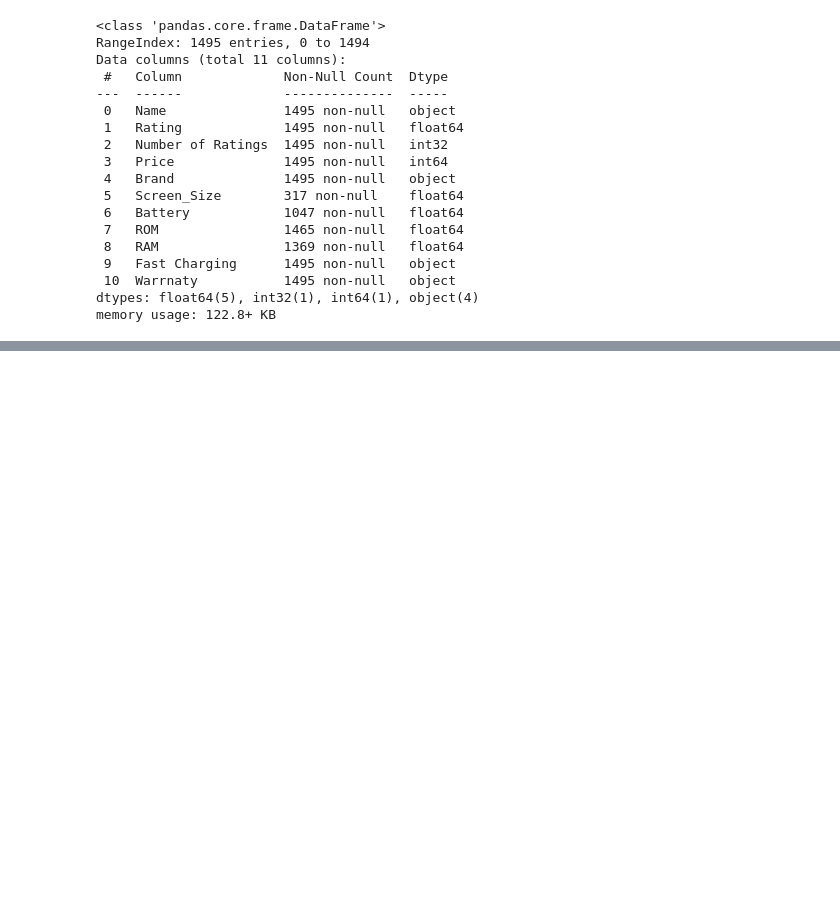
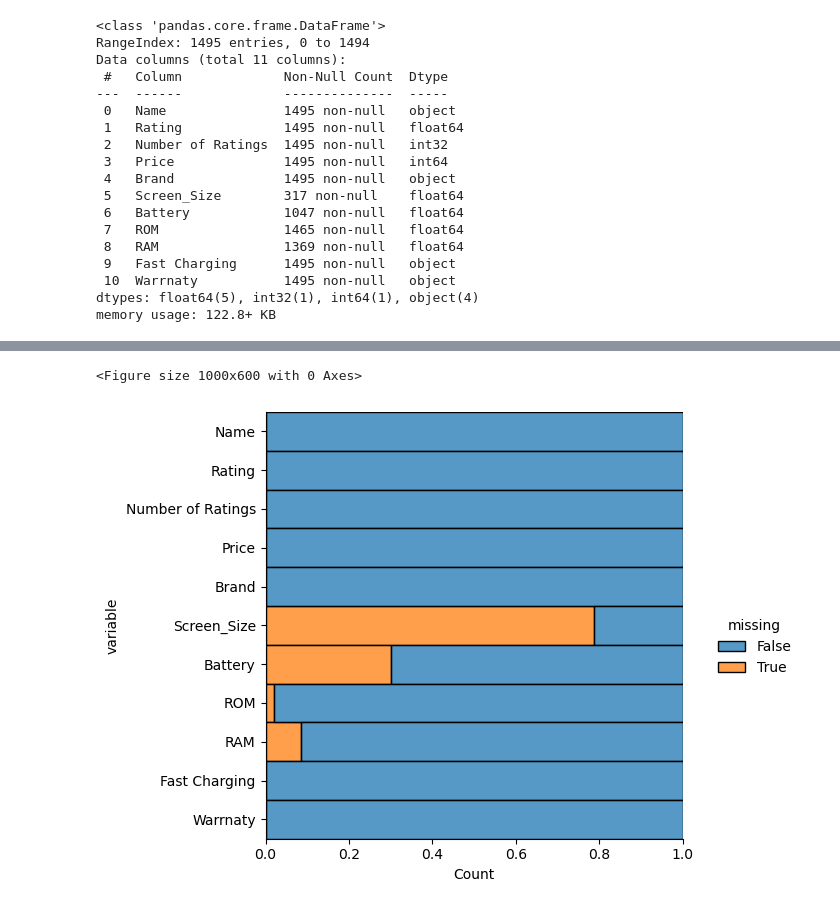
Before and after one commit to AbdulRafay03/Daraz-Moblies-Price-Prediction, a Jupyter notebook: daraz_phones.ipynb, the cells around one changed output, grey strips where cells are left out. Drawn from its saved outputs; the diff is of its cells as text; code cells hidden in the pictures; blank space fills up the shorter version.

```diff
--- a/daraz_phones.ipynb
+++ b/daraz_phones.ipynb
@@ -60,0 +68,30 @@ array(['redmi', 'infinix', 'tecno', 'samsung', 'vivo', 'xiaomi', 'realme',
+# %%
+def brand(input):
+    x = re.sub(r'[.-]', '', input.split()[0])
+    if x in ['s9', 's6', 's3']:
+        return 'sparx'
+    elif x == 'moto':
+        return 'motorola'
+    elif x == 'iphone':
+        return 'apple'
+    elif x in ['spark', 'tecn']:
+        return 'tecno'
+    elif x == 'galaxy':
+        return 'samsung'
+    elif x in ['zero' , 'hot']:
+        return 'infinix'
+    elif x == 'n':
+        return 'neo'
+    elif x == 'itela60s':
+        return 'itel'
+    elif x == 'dcode':
+        return 'decode'
+    elif x == 'a17':
+        return 'oppo'
+    elif x == 'vgo':
+        return 'vgotel'
+    else:
+        return x
+
+df['Brand'] = df['Name'].apply(brand)
+df['Brand'].unique()
@@ -151,0 +253,13 @@ memory usage: 122.8+ KB
+# %%
+plt.figure(figsize=(10,6))
+sns.displot(
+    data=df.isna().melt(value_name="missing"),
+    y="variable",
+    hue="missing",
+    multiple="fill",
+    aspect=1.25
+)
+plt.show()
+# %% [output]
+<Figure size 1000x600 with 0 Axes>
+[figure, added]
```
Also changed, not shown: parts of 11 cells of this notebook.
